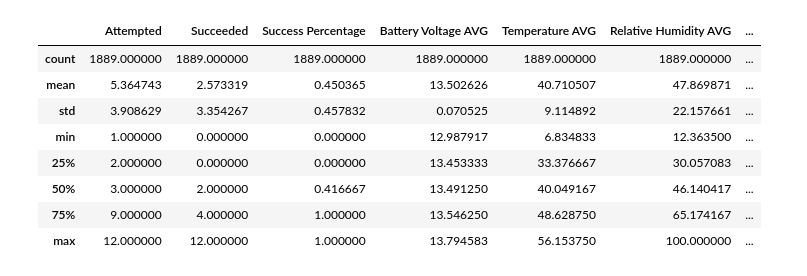
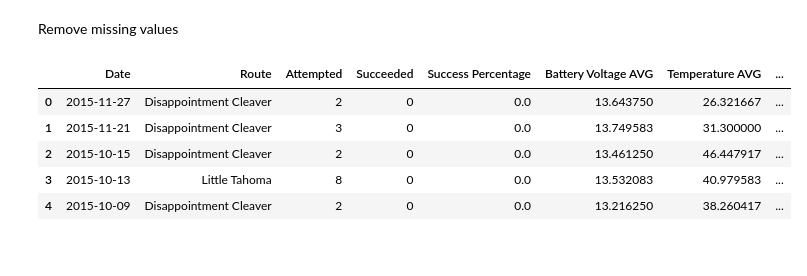
Before and after one commit to duba1910/msds, a Jupyter notebook: Vital Skills/5304 Visualization/final project/rainer_climbing.ipynb, the cells around one changed output. Saved outputs shown, nothing was run; the diff lists cells and outputs as text; code cells hidden in the pictures.

```diff
--- a/Vital Skills/5304 Visualization/final project/rainer_climbing.ipynb
+++ b/Vital Skills/5304 Visualization/final project/rainer_climbing.ipynb
@@ -43,0 +47,3 @@ Preliminary exploration
+# %%
+climbing_data['Date'] = pd.to_datetime(climbing_data['Date'])
+weather_data['Date'] = pd.to_datetime(weather_data['Date'])
@@ -43,0 +52,3 @@ Preliminary exploration
+# %%
+climbing_data = climbing_data[climbing_data['Date'].dt.year == 2015]
+weather_data = weather_data[weather_data['Date'].dt.year == 2015]
@@ -54,16 +67,15 @@ joined_data.head()
+# %% [markdown]
+Remove missing values
 # %%
-# Remove missing values
 joined_data.isna().sum()
 joined_data = joined_data.dropna()
-joined_data = joined_data[joined_data['Success Percentage'] <= 1]
+climbing_data = climbing_data[climbing_data['Success Percentage'] <= 1]
 joined_data.describe()
+joined_data.head()
 # %% [output]
-|  | Attempted | Succeeded | Success Percentage | Battery Voltage AVG | Temperature AVG | Relative Humidity AVG | ... |
-| count | 1889.000000 | 1889.000000 | 1889.000000 | 1889.000000 | 1889.000000 | 1889.000000 | ... |
-| mean | 5.364743 | 2.573319 | 0.450365 | 13.502626 | 40.710507 | 47.869871 | ... |
-| std | 3.908629 | 3.354267 | 0.457832 | 0.070525 | 9.114892 | 22.157661 | ... |
-| min | 1.000000 | 0.000000 | 0.000000 | 12.987917 | 6.834833 | 12.363500 | ... |
-| 25% | 2.000000 | 0.000000 | 0.000000 | 13.453333 | 33.376667 | 30.057083 | ... |
-| 50% | 3.000000 | 2.000000 | 0.416667 | 13.491250 | 40.049167 | 46.140417 | ... |
-| 75% | 9.000000 | 4.000000 | 1.000000 | 13.546250 | 48.628750 | 65.174167 | ... |
-| max | 12.000000 | 12.000000 | 1.000000 | 13.794583 | 56.153750 | 100.000000 | ... |
+|  | Date | Route | Attempted | Succeeded | Success Percentage | Battery Voltage AVG | Temperature AVG | ... |
+| 0 | 2015-11-27 | Disappointment Cleaver | 2 | 0 | 0.0 | 13.643750 | 26.321667 | ... |
+| 1 | 2015-11-21 | Disappointment Cleaver | 3 | 0 | 0.0 | 13.749583 | 31.300000 | ... |
+| 2 | 2015-10-15 | Disappointment Cleaver | 2 | 0 | 0.0 | 13.461250 | 46.447917 | ... |
+| 3 | 2015-10-13 | Little Tahoma | 8 | 0 | 0.0 | 13.532083 | 40.979583 | ... |
+| 4 | 2015-10-09 | Disappointment Cleaver | 2 | 0 | 0.0 | 13.216250 | 38.260417 | ... |
```
Also changed, not shown: parts of 15 cells of this notebook.
